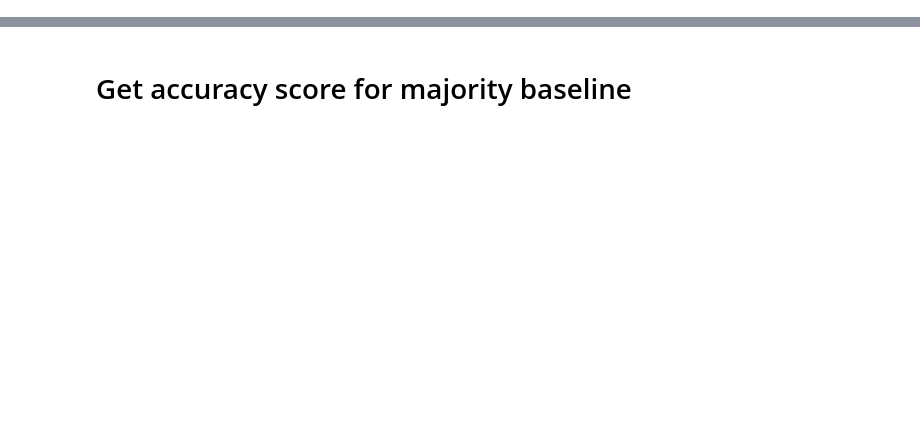
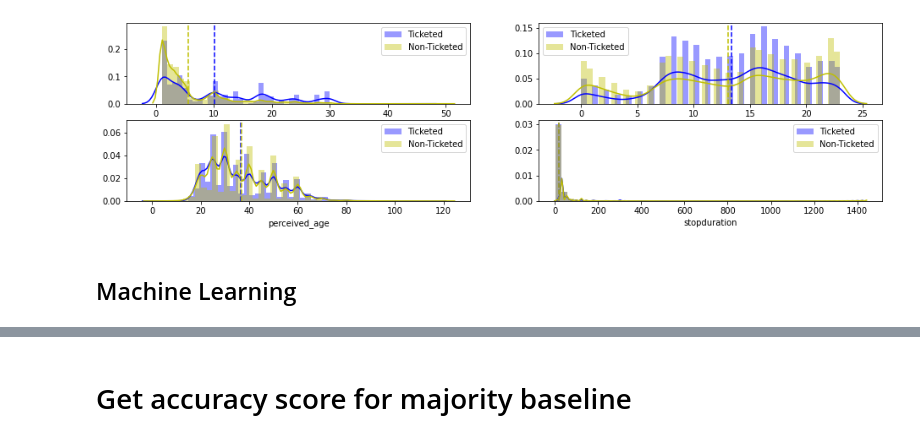
Before and after one commit to xander-bennett/San-Diego-Police-Data, a Jupyter notebook: San Diego Police Data/San Diego Data Notebook.ipynb, the cells around one changed output, grey strips where cells are left out. Saved outputs shown, nothing was run; the diff lists cells and outputs as text; code cells hidden in the pictures; blank space fills up the shorter version.

```diff
--- a/San Diego Police Data/San Diego Data Notebook.ipynb
+++ b/San Diego Police Data/San Diego Data Notebook.ipynb
@@ -202,0 +228,9 @@ features = df.columns.drop('result')
+# %%
+# re-encoding some features
+
+police = police.rename(columns={'gend':'gender'})
+
+police['gender'] = ['male' if x == 1
+                    else 'female' if x == 2
+                    else 'NaN'
+                    for x in police['gender']]
@@ -202,0 +319,24 @@ features = df.columns.drop('result')
+# %%
+# Subsetting by 'citation received'!
+ticketed_df = (police["citation"] == True)
+non_ticketed_df = (police["citation"] == False)
+
+# Creating the plots
+features = ['exp_years', 'stop_hour', 'perceived_age',  'stopduration']
+labels = ['Ticketed', "Non-Ticketed"]
+
+def creating_plots(features, labels):
+    plt.figure(figsize=(16,6))
+    for feature in features:
+        plt.subplot(3, 2, features.index(feature)+1)
+        sns.distplot(police[feature][ticketed_df], label=labels[0], color="b")
+        sns.distplot(police[feature][non_ticketed_df], label=labels[1], color="y")
+        plt.axvline(police[feature][ticketed_df].mean(), linestyle = '--', color="b")
+        plt.axvline(police[feature][non_ticketed_df].mean(), linestyle = '--', color="y")
+        plt.legend()
+
+creating_plots(features, labels)
+# %% [output]
+[figure, added]
+# %% [markdown]
+## Machine Learning
```
Also changed, not shown: parts of 89 cells of this notebook.
